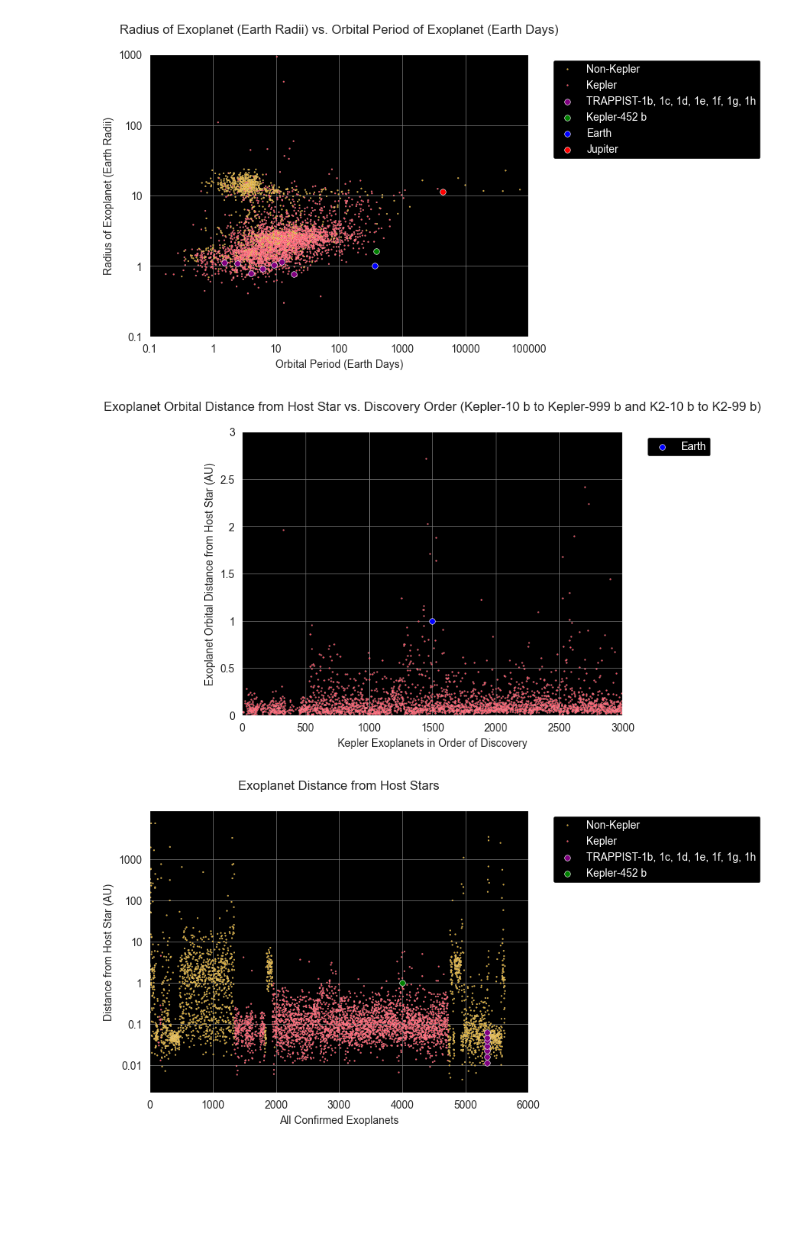
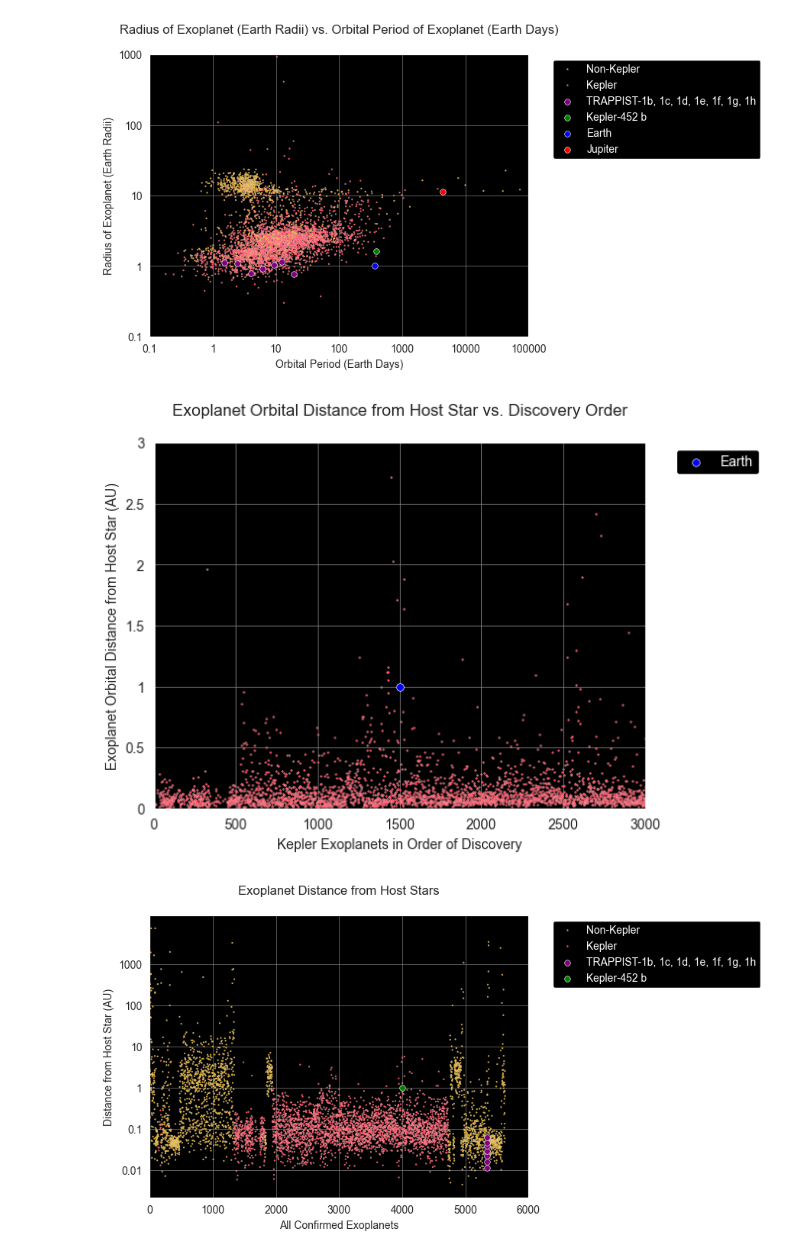
Before and after one commit to Graviton12/Exoplanet-Data-Analysis, a Jupyter notebook: exoplanetScatterplots.ipynb, the cells around one changed output. Drawn from its saved outputs; the diff is of its cells as text; code cells hidden in the pictures; blank space fills up the shorter version.

```diff
--- a/exoplanetScatterplots.ipynb
+++ b/exoplanetScatterplots.ipynb
@@ -364,11 +368,10 @@ plt.show()
 # %% [output]
 [figure]
 # %%
-#Exoplanet Distance from their Host Star (AU) vs. All Kepler Exoplanets in order of discovery (Kepler-10 b to Kepler-999 b and K2-10 b to k2-99 b)
+# 4 outliers have been omitted
 
-#From the start of the Kepler planet range - end
-
-#Both Kepler () to Kepler () and K2 () to K2 ()
+# Scatter Plot: Exoplanet Orbital Distance from Host Star vs. Discovery Order
+# Kepler-10 b to Kepler-999 b, K2-10 b to K2-99 b, KOI-12 b to KOI-984 c, and EPIC
 
 # Sample data for Earth
 earth = pd.DataFrame({
@@ -392,38 +395,37 @@ combined_data = pd.concat([kepler_exoplanets, earth], ignore_index=True)
 
 sns.set_style("darkgrid", {"axes.facecolor": "black"})
 
-# Scatter Plot: Exoplanet Orbital Distance from Host Star vs. Discovery Order
 sns.scatterplot(data=combined_data, x='discovery_order', y='orbit_semi_major_axis_au', color='#FD4659', s=2)
 plt.xlabel('Kepler Exoplanets in Order of Discovery')
 plt.ylabel('Exoplanet Orbital Distance from Host Star (AU)')
-plt.title('Exoplanet Orbital Distance from Host Star vs. Discovery Order (Kepler-10 b to Kepler-999 b and K2-10 b to K2-99 b)', pad=20)
+plt.title('Exoplanet Orbital Distance from Host Star vs. Discovery Order', pad=20)
 
 # Set fixed x-axis limits
 plt.xlim(0, 3000)
 
 # Set fixed y-axis limits
 plt.ylim(0, 3)
 
 # Customize tick label format
 plt.gca().yaxis.set_major_formatter(ScalarFormatter())
 
 # Set major ticks for the y-axis
 plt.yticks([0, 0.5, 1, 1.5, 2, 2.5, 3], ['0', '0.5', '1', '1.5', '2', '2.5', '3'])
 
 # Highlight specific point for Earth
 sns.scatterplot(data=earth, x='discovery_order', y='orbit_semi_major_axis_au', color='blue', edgecolor='white', s=30, label='Earth')
 
 # Change the grid color to be more visible on black background
 plt.grid(color='gray', linestyle='-', linewidth=0.5)
 
 # Adjust the legend to show only Earth
 legend = plt.legend(facecolor='black', edgecolor='white', framealpha=1, fontsize=10, bbox_to_anchor=(1.05, 1), loc='upper left')
 for text in legend.get_texts():
     text.set_color('white')
 
 plt.show()
 # %% [output]
-[figure, old version]
+[figure, new version]
 # %%
 # Scatter Plot: Exoplanet Distance from Host Stars
 import pandas as pd
```
Also changed, not shown: parts of 8 cells of this notebook.
